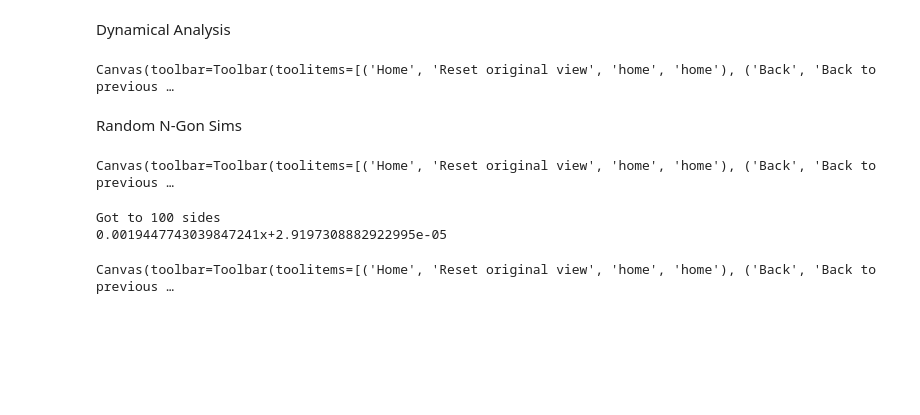
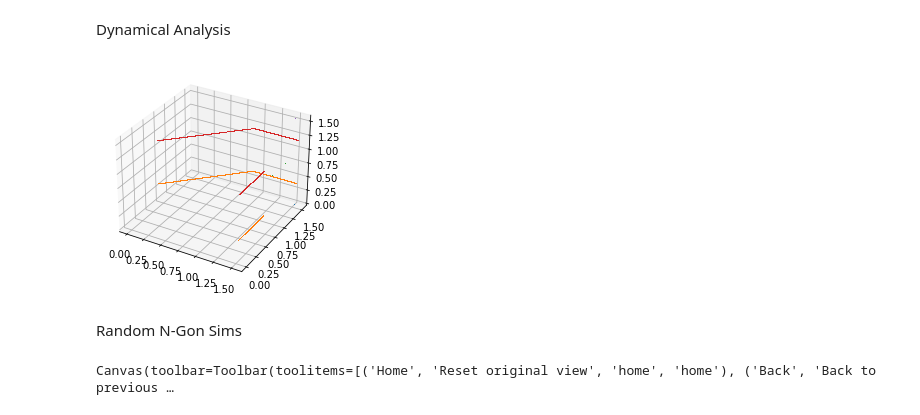
Before and after one commit to Creatorri/18.821-Project-2-Billiards, a Jupyter notebook: Collision.ipynb, the cells around one changed output. Drawn from its saved outputs; the diff is of its cells as text; code cells hidden in the pictures; blank space fills up the shorter version.

```diff
--- a/Collision.ipynb
+++ b/Collision.ipynb
@@ -225,25 +229,27 @@ Simulation of many bounces
 # %%
 #@jit(fastmath=True,parallel=True,forceobj=True)
 def sim(hitFunc,x,v,depth):
-    lines = [(x,v,-1)]
-    for _ in range(depth):
+    xs = np.zeros((depth+1,2))
+    vs = np.zeros((depth+1,2))
+    ss = np.zeros(depth)
+    ts = np.zeros(depth)
+    xs[0] = x
+    vs[0] = v
+    ss[0] = -1
+    ts[0] = -1
+    for i in range(depth):
         x, n, s, t = hitFunc(x,v)
         v = bounce(v,n)
-        x = x+error*v#np.add(x,np.multiply(1e-12,v))
-        lines = lines + [(x,v,s)]
-    return lines
+        xs[i+1] = x
+        vs[i+1] = v
+        ss[i] = s
+        ts[i] = t
+        x = x+error*v
+    return xs,vs,ss,ts
-# %%
-def dynamical_sim(hitFunc,x,v,side,depth):
-    lines = [x]
-    hits = [0]
-    for _ in range(depth):
-        x, n, s, t = hitFunc(x,v)
-        v = bounce(v,n)
-        x = x+error*v
-        if s == side:
-            hits = hits + [t]
-        lines = lines + [x]
-    return lines,hits[1:]
+# %%
+def dynamical_sim(hitFunc,x,v,side,depth):
+    xs,vs,ss,ts = sim(hitFunc,x,v,depth)
+    return xs,ts[ss==side]
 # %% [markdown]
 Random Start Info
 # %%
@@ -273,21 +279,21 @@ Dynamical Analysis
 # %%
 from mpl_toolkits.mplot3d import Axes3D
 import matplotlib
 fig = plt.figure()
 ax = fig.add_subplot(111, projection='3d')
 shape = ngon(4)#10*rand_convex(5)
 shapehit = polygon_hit(shape)
-ts = np.linspace(0,np.pi/8)
+ts = np.linspace(0,np.pi/2,num=1000)
 for t in tqdm(ts):
-    ls,hs = dynamical_sim(shapehit,np.array([0.25-1,0.24]),np.array([np.cos(t),np.sin(t)]),0,10000)
+    _,hs = dynamical_sim(shapehit,np.array([0.25-1,0.24]),np.array([np.cos(t),np.sin(t)]),0,5000)
     xns = hs[1:]
     xn1s = hs[:-1]
-    ax.scatter(xns,xn1s,t,marker=matplotlib.markers.MarkerStyle(marker=','))
-    xy = np.linspace(0,max(hs))
+    ax.plot(xns,xn1s,t,',')
+    #xy = np.linspace(0,max(hs))
     #ax.plot(xy,xy,t,'r--')
 plt.show()
 # %% [output]
-Canvas(toolbar=Toolbar(toolitems=[('Home', 'Reset original view', 'home', 'home'), ('Back', 'Back to previous …
+[figure, added]
 # %% [markdown]
 Random N-Gon Sims
 # %%
@@ -326,6 +330,6 @@ def lenprob(depth,sides,trials,tries=50):
 # %%
 plt.figure()
-l,p,_ = lenprob(1000,[100],1000,tries=1)
+l,p,_ = lenprob(1000,100,1000,tries=1)
 fit = np.polyfit(l,p,1)
 poly = np.poly1d(fit)
 lenth = np.linspace(0,max(l))
@@ -335,10 +339,6 @@ plt.plot(lenth,poly(lenth),'r--',label="Best Fit")
 plt.legend()
 plt.savefig('lenprob100.png')
 plt.show()
-# %% [output]
-Canvas(toolbar=Toolbar(toolitems=[('Home', 'Reset original view', 'home', 'home'), ('Back', 'Back to previous …
-Got to 100 sides
-0.0019447743039847241x+2.9197308882922995e-05
 # %%
 fig = plt.figure()
 nums = [3,4,5,6,7,8,9,10]
```
Also changed, not shown: parts of 11 cells of this notebook.
